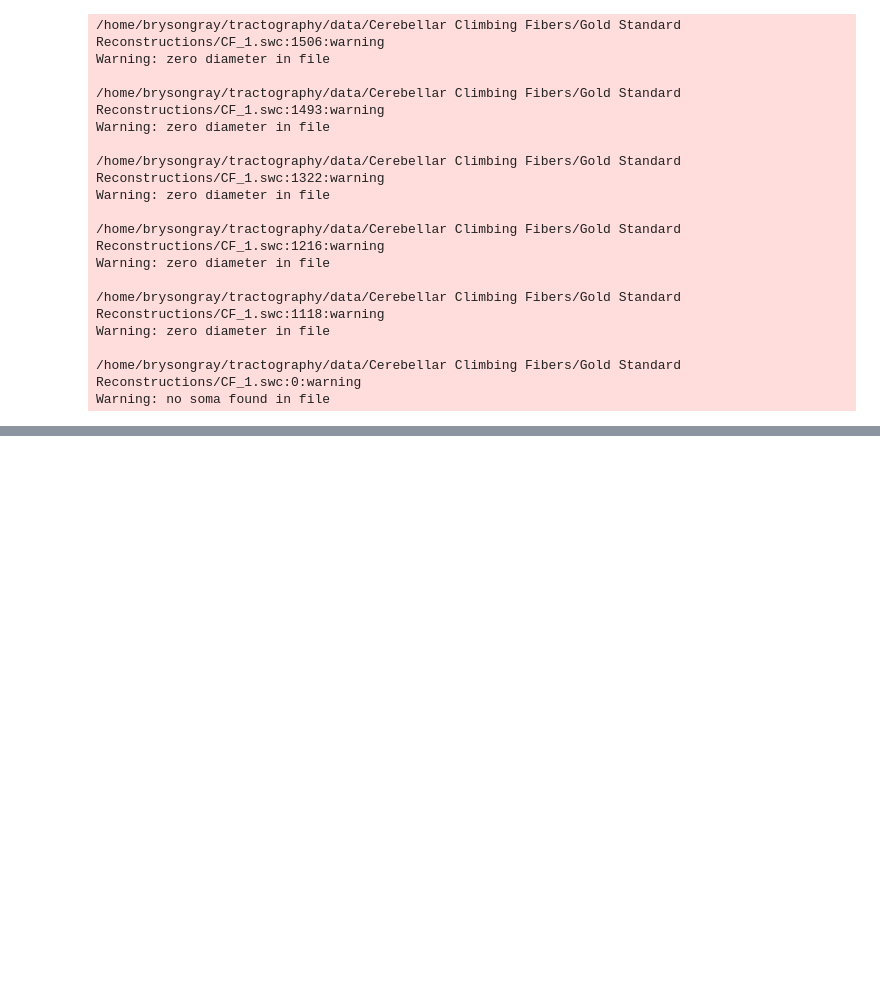
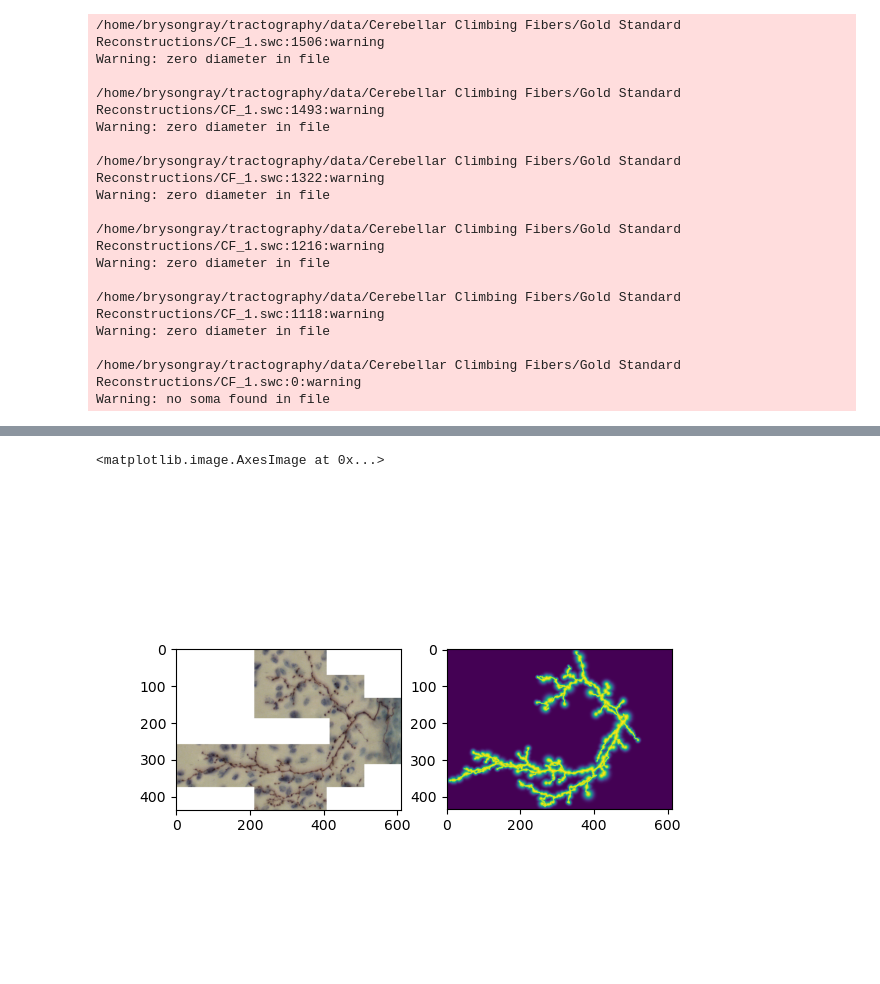
Before and after one commit to twardlab/neurotrack, a Jupyter notebook: neuron_trx/notebooks/neuron_data_setup.ipynb, the cells around one changed output, grey strips where cells are left out. Drawn from its saved outputs; the diff is of its cells as text; code cells hidden in the pictures; blank space fills up the shorter version.

```diff
--- a/neuron_trx/notebooks/neuron_data_setup.ipynb
+++ b/neuron_trx/notebooks/neuron_data_setup.ipynb
@@ -53,0 +83,4 @@ viewer.draw(label.neurites[0], mode='3d')
+# %%
+I = torch.zeros((1, cf1_stack.shape[0], cf1_stack.shape[1]//10, cf1_stack.shape[2]//10))
+dx = [0.88, 1., 1.]
+I = Image(I, dx)
@@ -53,0 +93,9 @@ viewer.draw(label.neurites[0], mode='3d')
+# %%
+cf1_toshow = cf1_stack[:,::10,::10].min(axis=0)
+# %%
+fig, ax = plt.subplots(1,2)
+ax[0].imshow(cf1_toshow)
+ax[1].imshow(I.data[0].amax(dim=0))
+# %% [output]
+<matplotlib.image.AxesImage at 0x...>
+[figure, added]
```
Also changed, not shown: parts of 31 cells of this notebook, 11 other files.
